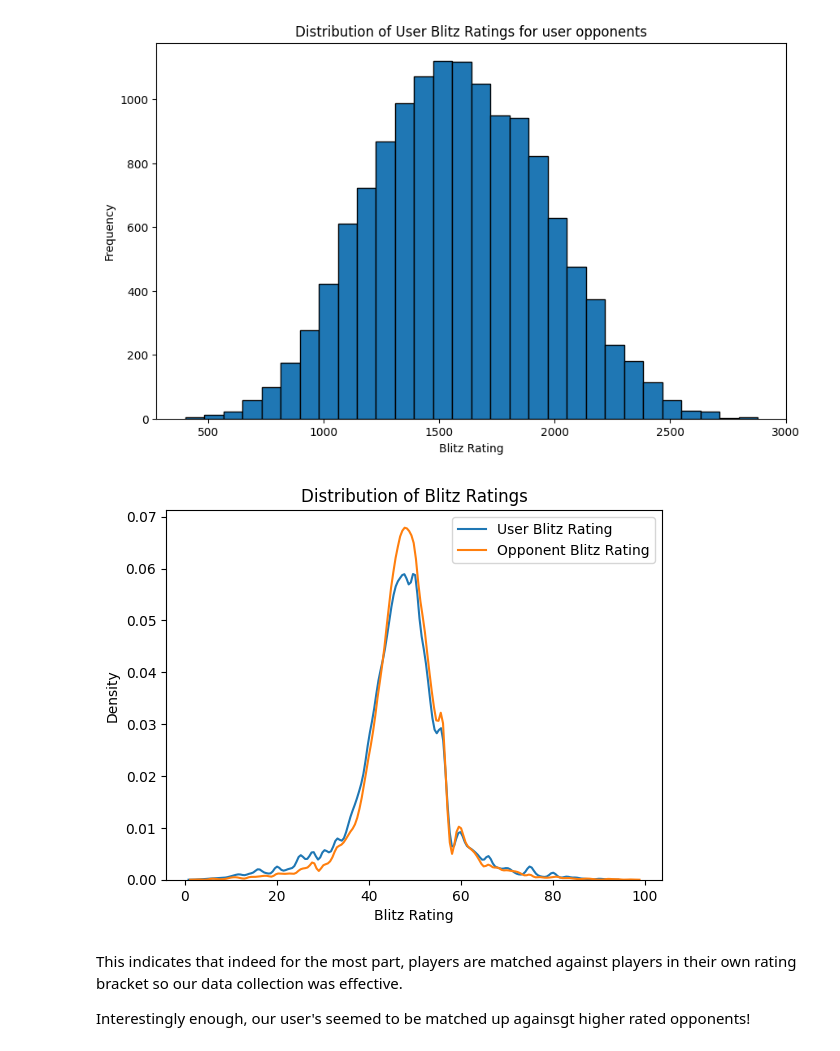
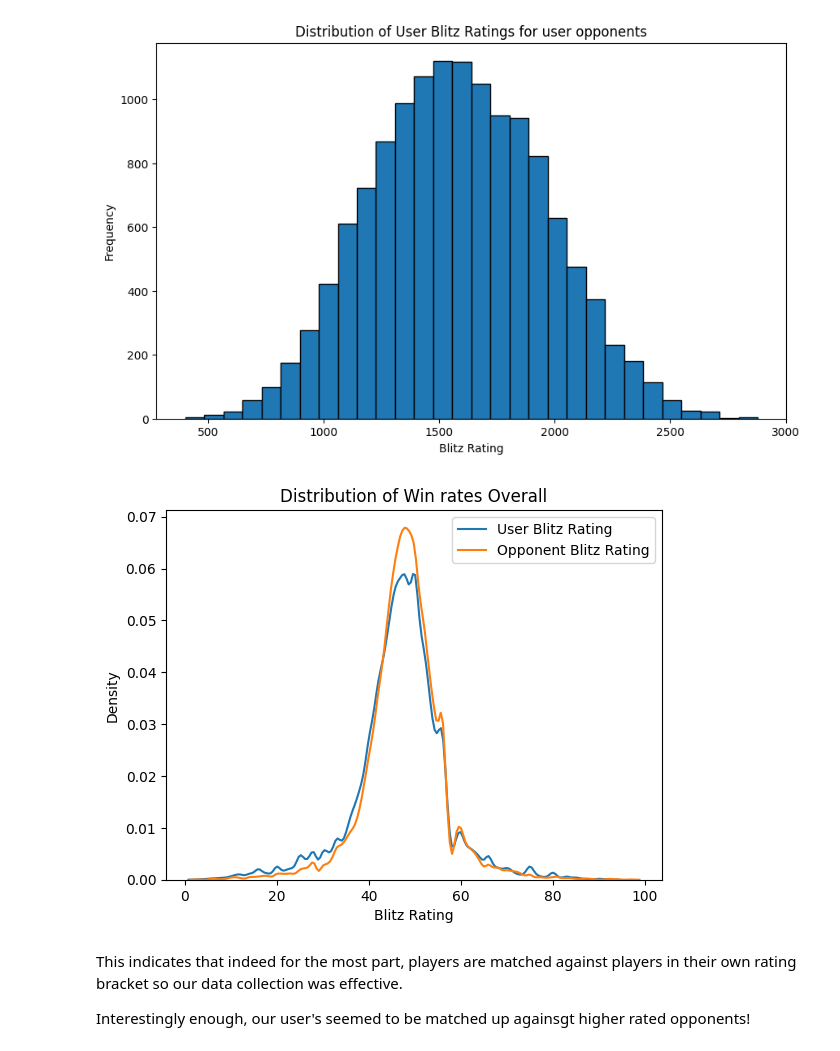
Before and after one commit to KaiSolter/cs506_final_project, a Jupyter notebook: final_report/final.ipynb, the cells around one changed output. Cells and saved outputs as stored; diff of their text form; code cells hidden in the pictures.

```diff
--- a/final_report/final.ipynb
+++ b/final_report/final.ipynb
@@ -196,19 +196,19 @@ plt.show()
 # %%
 
 sns.kdeplot(df['user_win_rate'], label='User Blitz Rating', bw_adjust=0.5)
 sns.kdeplot(df['op_win_rate'], label='Opponent Blitz Rating', bw_adjust=0.5)
 
 # Add more columns as needed
 # sns.kdeplot(df['another_column'], label='Another Rating', bw_adjust=0.5)
 
 # Set the title and labels
-plt.title('Distribution of Blitz Ratings')
+plt.title('Distribution of Win rates Overall')
 plt.xlabel('Blitz Rating')
 plt.ylabel('Density')
 plt.legend()  # Show legend to differentiate each line
 plt.show()
 # %% [output]
-[figure, old version]
+[figure, new version]
 # %% [markdown]
 This indicates that indeed for the most part, players are matched against players in their own rating bracket so our data collection was effective.
 
```
